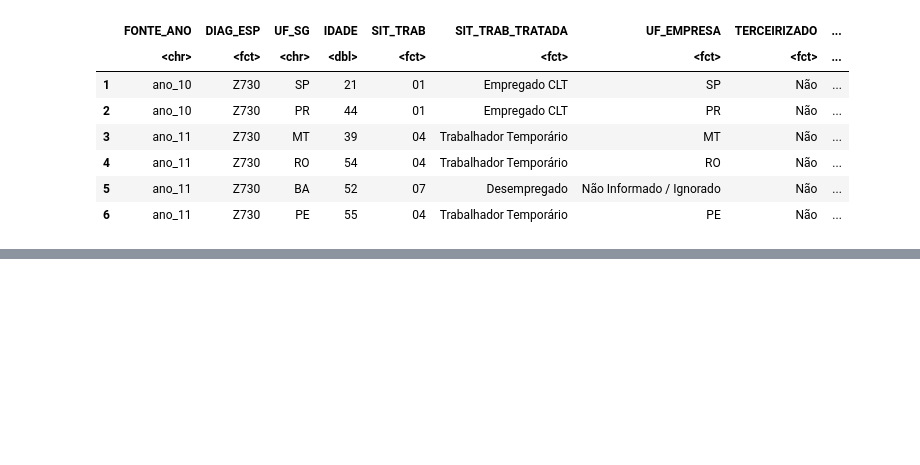
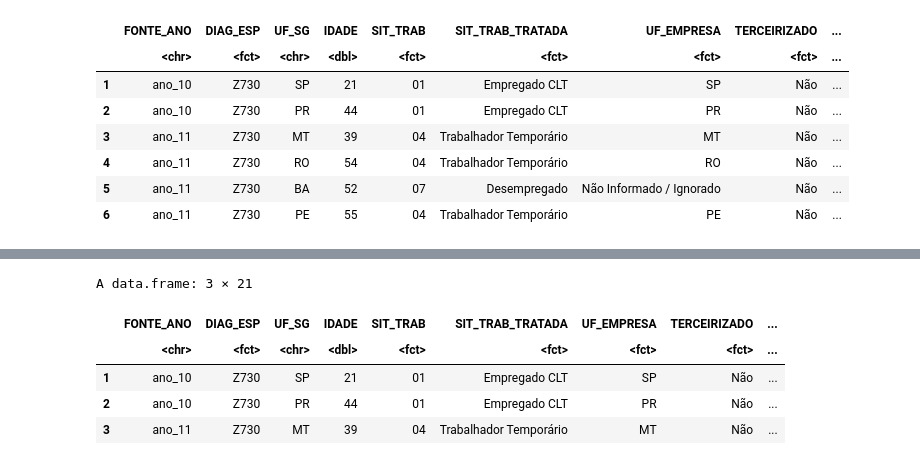
Before and after one commit to gabrielwai/Burnout-DataSUS, a Jupyter notebook: Burnout-DataSUS.ipynb, the cells around one changed output, grey strips where cells are left out. Cells and saved outputs as stored; diff of their text form; code cells hidden in the pictures; blank space fills up the shorter version.

```diff
--- a/Burnout-DataSUS.ipynb
+++ b/Burnout-DataSUS.ipynb
@@ -462,0 +493,11 @@ A data.frame: 6 × 21
+# %%
+tabela_Burnout <- readRDS('/home/jovyan/work/dados_tratados_sinan.rds')
+# %%
+head(tabela_Burnout,3)
+# %% [output]
+A data.frame: 3 × 21
+|  | FONTE_ANO | DIAG_ESP | UF_SG | IDADE | SIT_TRAB | SIT_TRAB_TRATADA | UF_EMPRESA | TERCEIRIZADO | ... |
+|  | <chr> | <fct> | <chr> | <dbl> | <fct> | <fct> | <fct> | <fct> | ... |
+| 1 | ano_10 | Z730 | SP | 21 | 01 | Empregado CLT | SP | Não | ... |
+| 2 | ano_10 | Z730 | PR | 44 | 01 | Empregado CLT | PR | Não | ... |
+| 3 | ano_11 | Z730 | MT | 39 | 04 | Trabalhador Temporário | MT | Não | ... |
```
Also changed, not shown: parts of 11 cells of this notebook.
